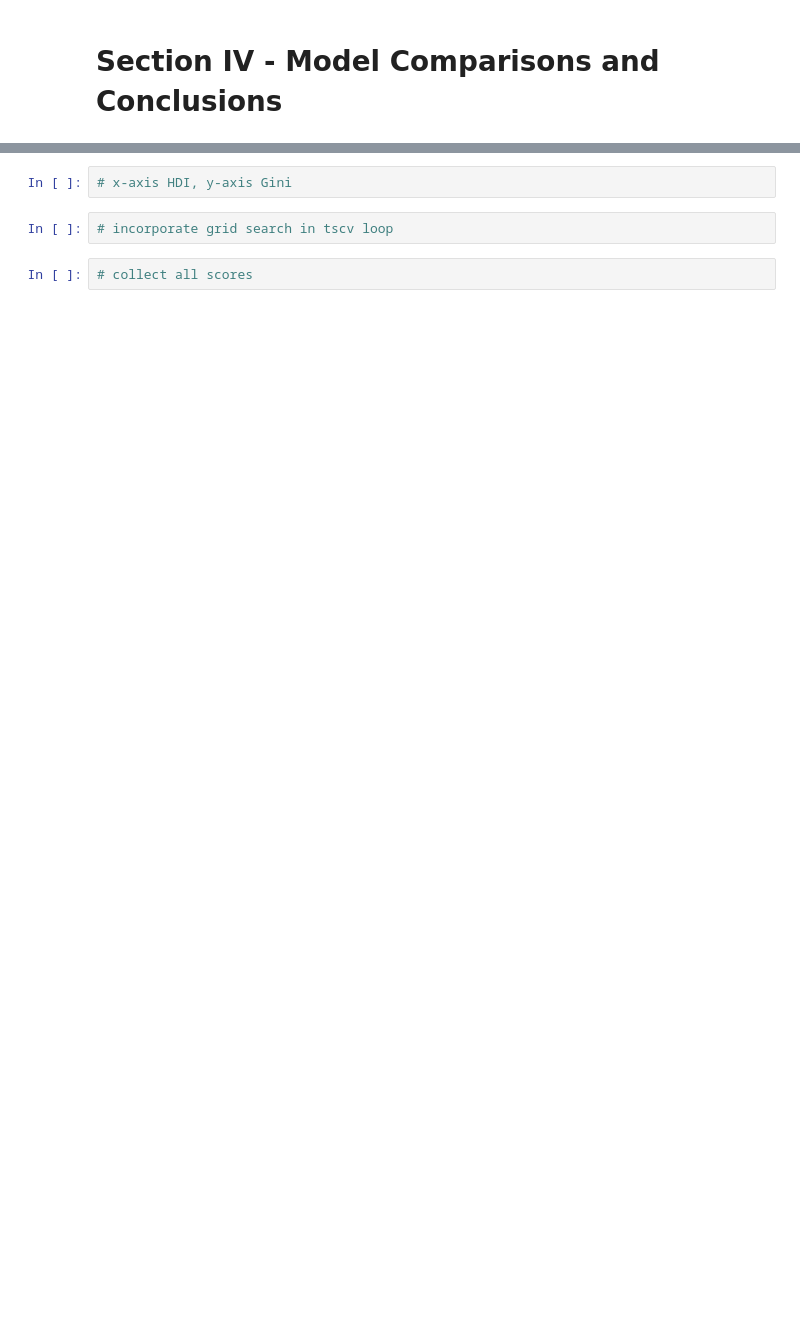
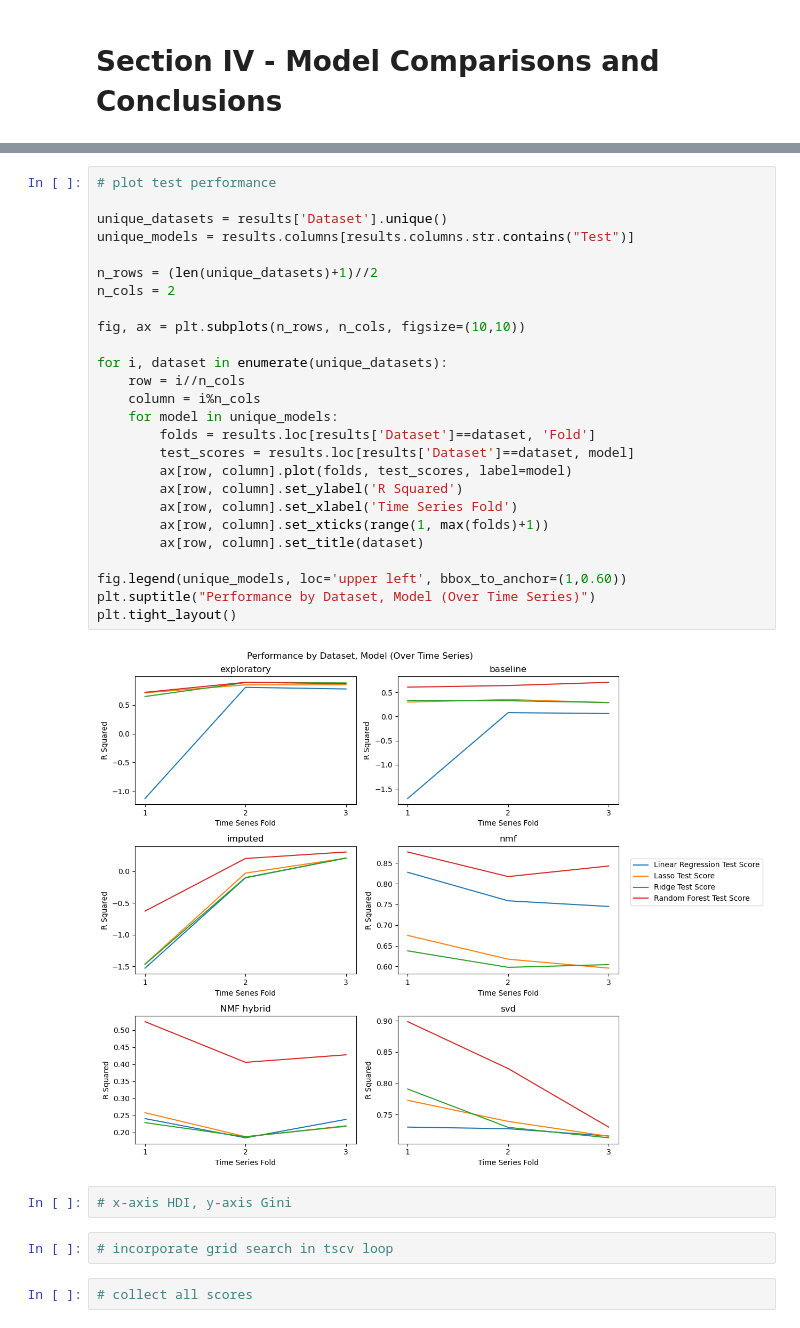
Before and after one commit to LittleBiggler/CoResidence, a Jupyter notebook: CoResidence Analysis.ipynb, the cells around one changed output, grey strips where cells are left out. Saved outputs shown, nothing was run; the diff lists cells and outputs as text; blank space fills up the shorter version.

```diff
--- a/CoResidence Analysis.ipynb
+++ b/CoResidence Analysis.ipynb
@@ -3878,3 +4059,31 @@ for n_components
+# %%
+# plot test performance
+
+unique_datasets = results['Dataset'].unique()
+unique_models = results.columns[results.columns.str.contains("Test")]
+
+n_rows = (len(unique_datasets)+1)//2
+n_cols = 2
+
+fig, ax = plt.subplots(n_rows, n_cols, figsize=(10,10))
+
+for i, dataset in enumerate(unique_datasets):
+    row = i//n_cols
+    column = i%n_cols
+    for model in unique_models:
+        folds = results.loc[results['Dataset']==dataset, 'Fold']
+        test_scores = results.loc[results['Dataset']==dataset, model]
+        ax[row, column].plot(folds, test_scores, label=model)
+        ax[row, column].set_ylabel('R Squared')
+        ax[row, column].set_xlabel('Time Series Fold')
+        ax[row, column].set_xticks(range(1, max(folds)+1))
+        ax[row, column].set_title(dataset)
+
+fig.legend(unique_models, loc='upper left', bbox_to_anchor=(1,0.60))
+plt.suptitle("Performance by Dataset, Model (Over Time Series)")
+plt.tight_layout()
+# %% [output]
+[figure, added]
 # %%
 # x-axis HDI, y-axis Gini
 # %%
```
Also changed, not shown: parts of 27 cells of this notebook.
